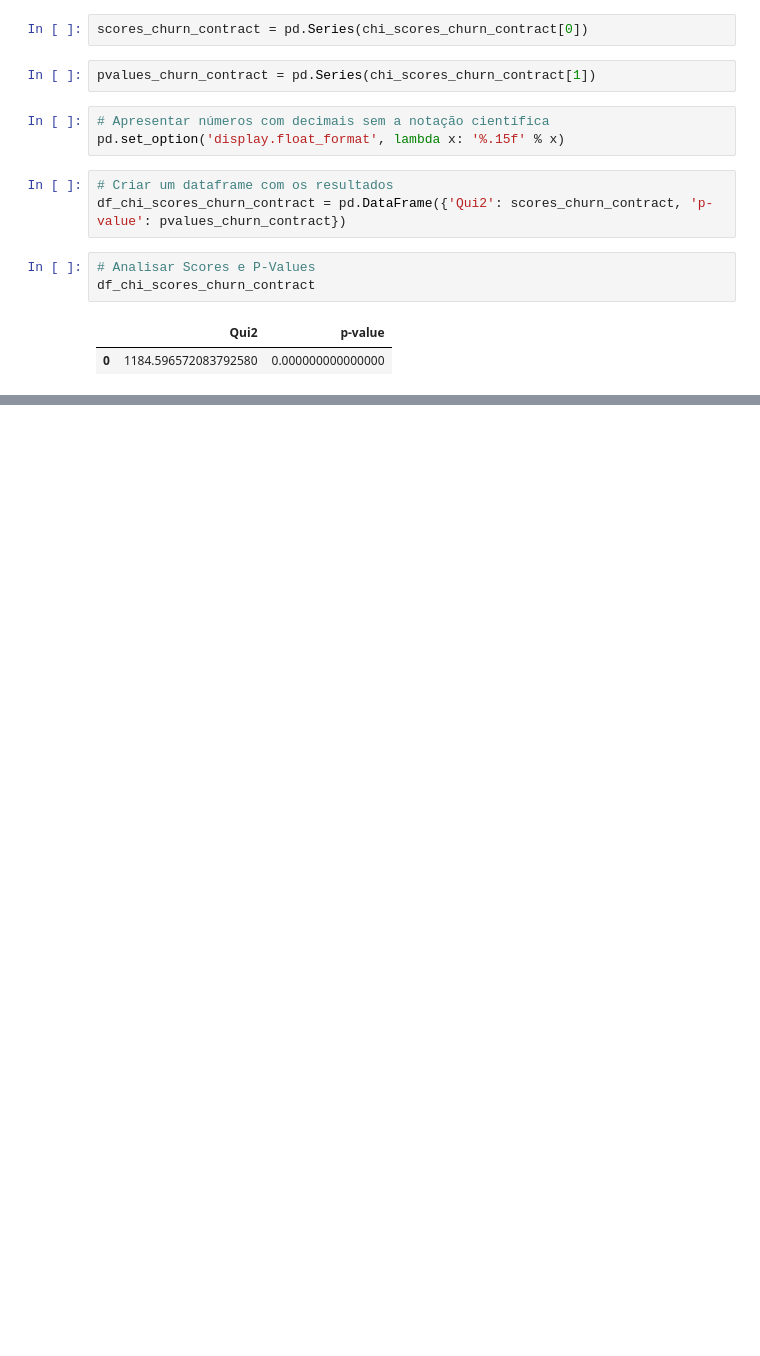
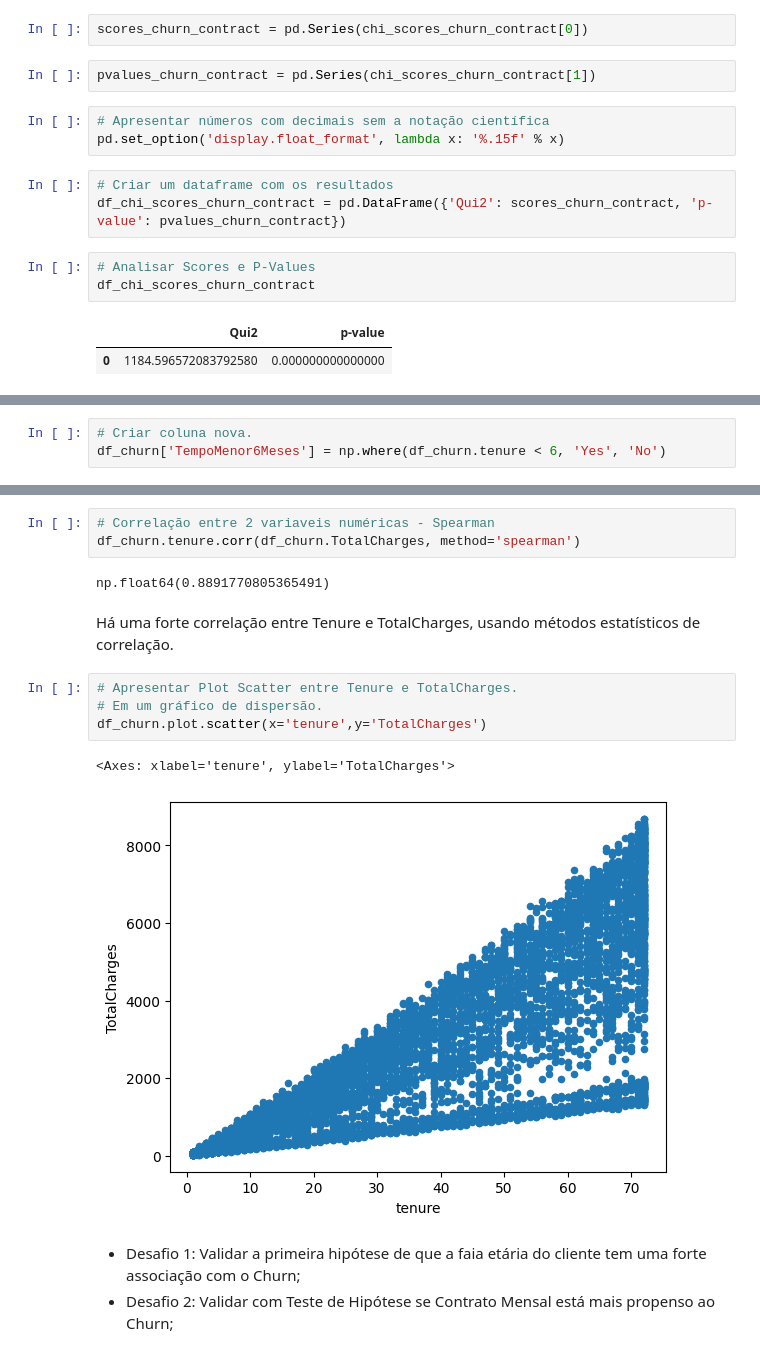
Before and after one commit to HikaroRibeiro/EDA, a Jupyter notebook: eda_churn.ipynb, the cells around one changed output, grey strips where cells are left out. Cells and saved outputs as stored; diff of their text form; blank space fills up the shorter version.

```diff
--- a/eda_churn.ipynb
+++ b/eda_churn.ipynb
@@ -802,0 +814,3 @@ Conforme teste estatístico (Chi-Square), o P-Value menor ou igual a 0.05, desta
+# %%
+# Criar coluna nova.
+df_churn['TempoMenor6Meses'] = np.where(df_churn.tenure < 6, 'Yes', 'No')
@@ -802,0 +860,17 @@ Conforme teste estatístico (Chi-Square), o P-Value menor ou igual a 0.05, desta
+# %%
+# Correlação entre 2 variaveis numéricas - Spearman
+df_churn.tenure.corr(df_churn.TotalCharges, method='spearman')
+# %% [output]
+np.float64(0.8891770805365491)
+# %% [markdown]
+Há uma forte correlação entre Tenure e TotalCharges, usando métodos estatísticos de correlação.
+# %%
+# Apresentar Plot Scatter entre Tenure e TotalCharges.
+# Em um gráfico de dispersão.
+df_churn.plot.scatter(x='tenure',y='TotalCharges')
+# %% [output]
+<Axes: xlabel='tenure', ylabel='TotalCharges'>
+[figure, added]
+# %% [markdown]
+ - Desafio 1: Validar a primeira hipótese de que a faia etária do cliente tem uma forte associação com o Churn;
+ - Desafio 2: Validar com Teste de Hipótese se Contrato Mensal está mais propenso ao Churn;
```
Also changed, not shown: parts of 10 cells of this notebook.
